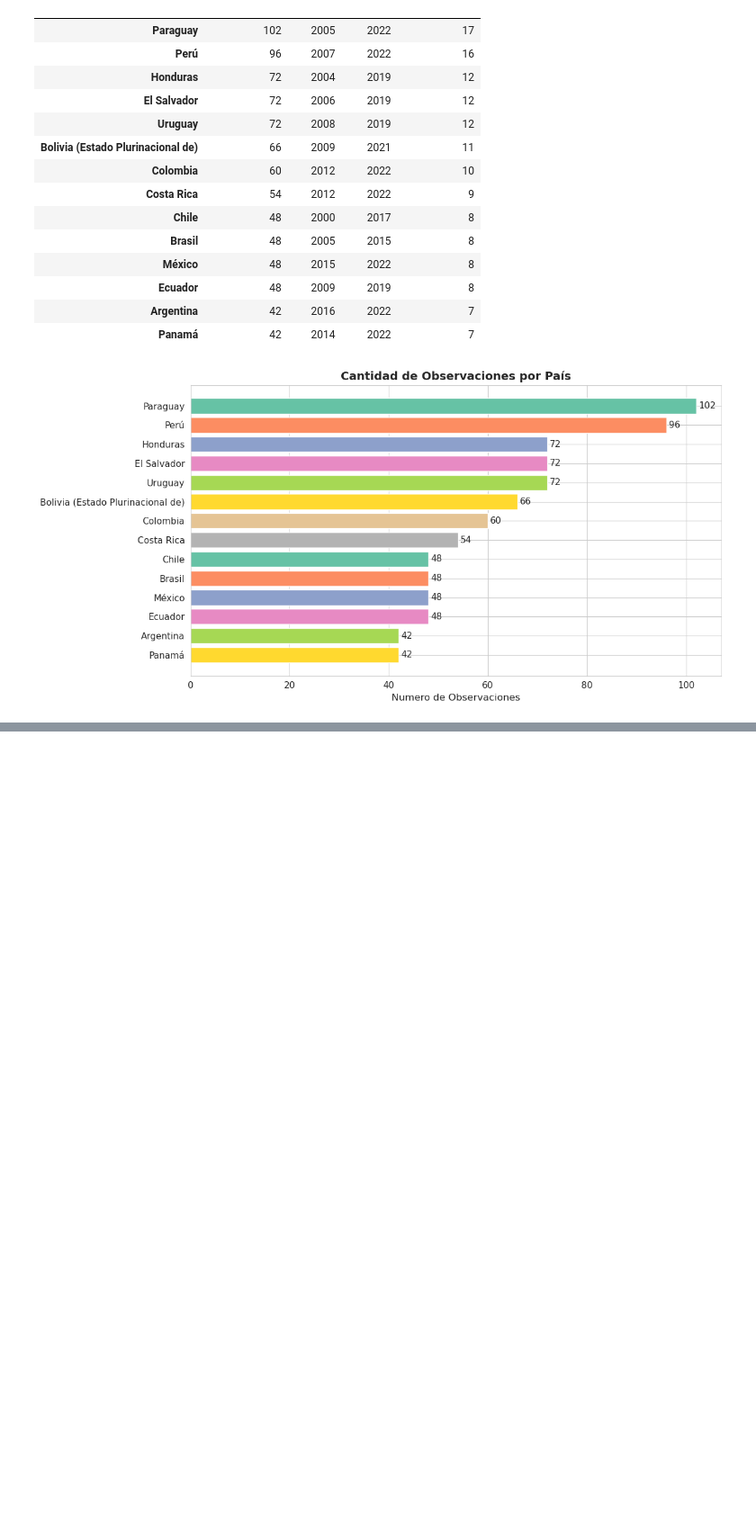
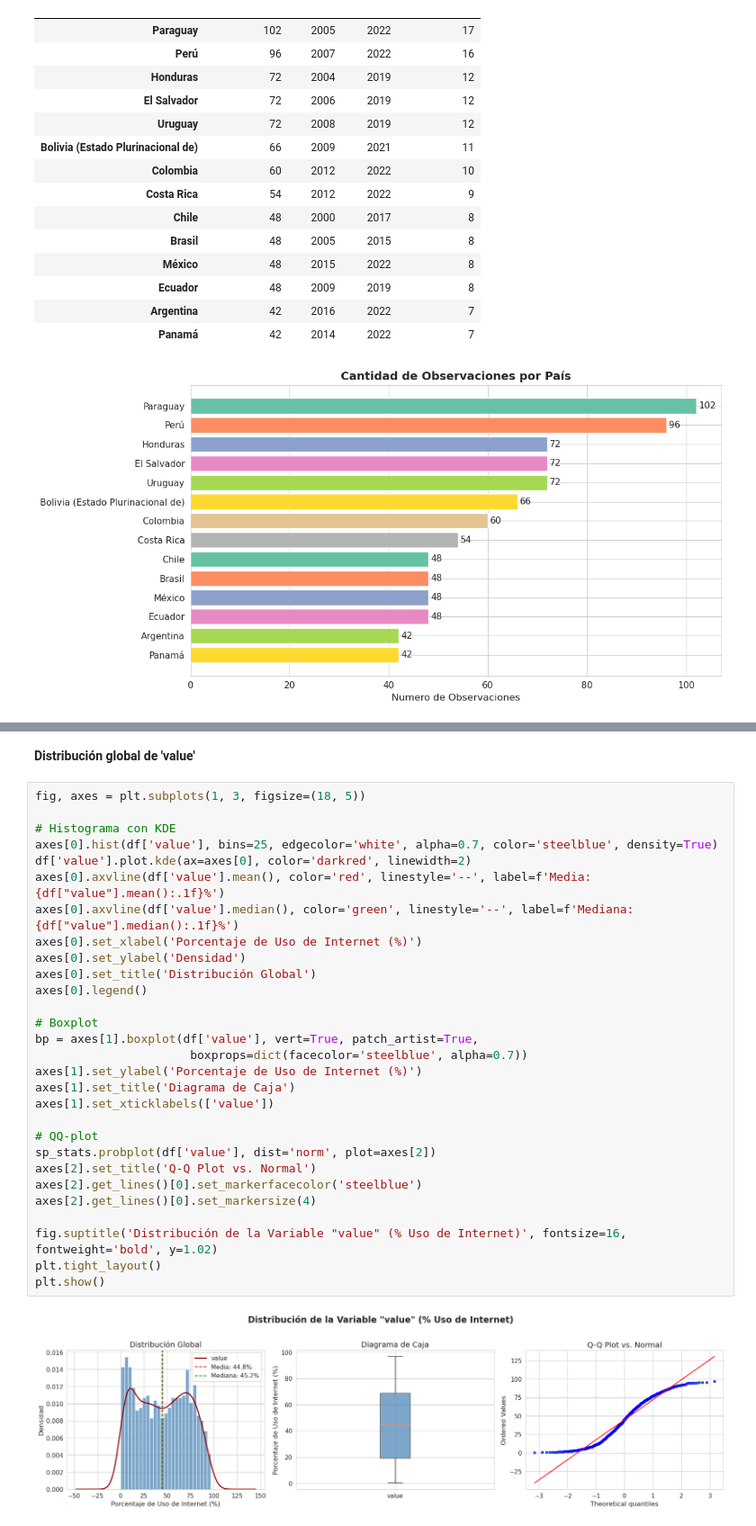
Before and after one commit to Tunchxz/CC3074-Proyecto-Final, a Jupyter notebook: Week-1.ipynb, the cells around one changed output, grey strips where cells are left out. Shown at 90% size. Drawn from its saved outputs; the diff is of its cells as text; blank space fills up the shorter version.

```diff
--- a/Week-1.ipynb
+++ b/Week-1.ipynb
@@ -356,0 +398,33 @@ plt.show()
+# %% [markdown]
+**Distribución global de 'value'**
+# %%
+fig, axes = plt.subplots(1, 3, figsize=(18, 5))
+
+# Histograma con KDE
+axes[0].hist(df['value'], bins=25, edgecolor='white', alpha=0.7, color='steelblue', density=True)
+df['value'].plot.kde(ax=axes[0], color='darkred', linewidth=2)
+axes[0].axvline(df['value'].mean(), color='red', linestyle='--', label=f'Media: {df["value"].mean():.1f}%')
+axes[0].axvline(df['value'].median(), color='green', linestyle='--', label=f'Mediana: {df["value"].median():.1f}%')
+axes[0].set_xlabel('Porcentaje de Uso de Internet (%)')
+axes[0].set_ylabel('Densidad')
+axes[0].set_title('Distribución Global')
+axes[0].legend()
+
+# Boxplot
+bp = axes[1].boxplot(df['value'], vert=True, patch_artist=True,
+                      boxprops=dict(facecolor='steelblue', alpha=0.7))
+axes[1].set_ylabel('Porcentaje de Uso de Internet (%)')
+axes[1].set_title('Diagrama de Caja')
+axes[1].set_xticklabels(['value'])
+
+# QQ-plot
+sp_stats.probplot(df['value'], dist='norm', plot=axes[2])
+axes[2].set_title('Q-Q Plot vs. Normal')
+axes[2].get_lines()[0].set_markerfacecolor('steelblue')
+axes[2].get_lines()[0].set_markersize(4)
+
+fig.suptitle('Distribución de la Variable "value" (% Uso de Internet)', fontsize=16, fontweight='bold', y=1.02)
+plt.tight_layout()
+plt.show()
+# %% [output]
+[figure, added]
```
Also changed, not shown: parts of 12 cells of this notebook.
